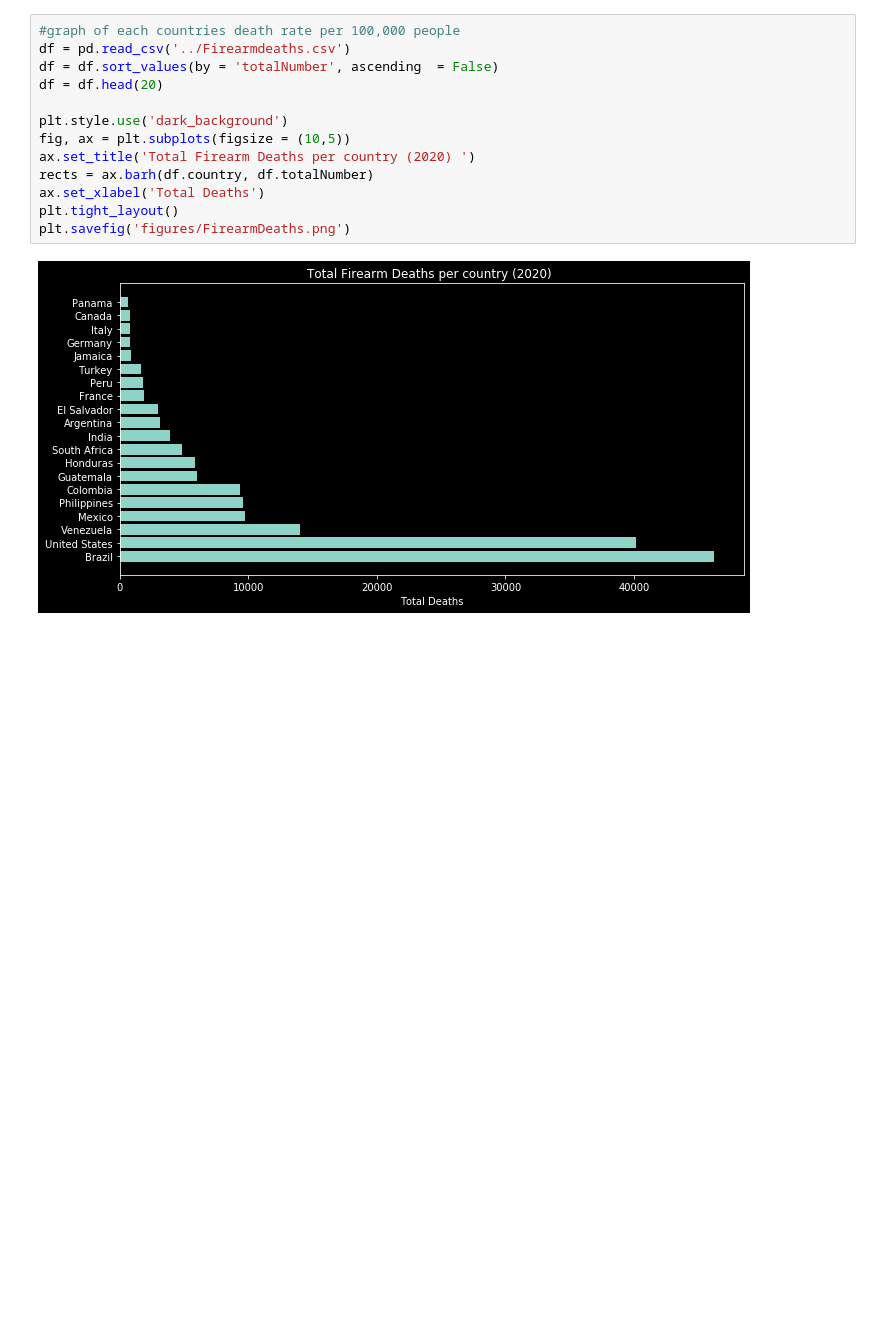
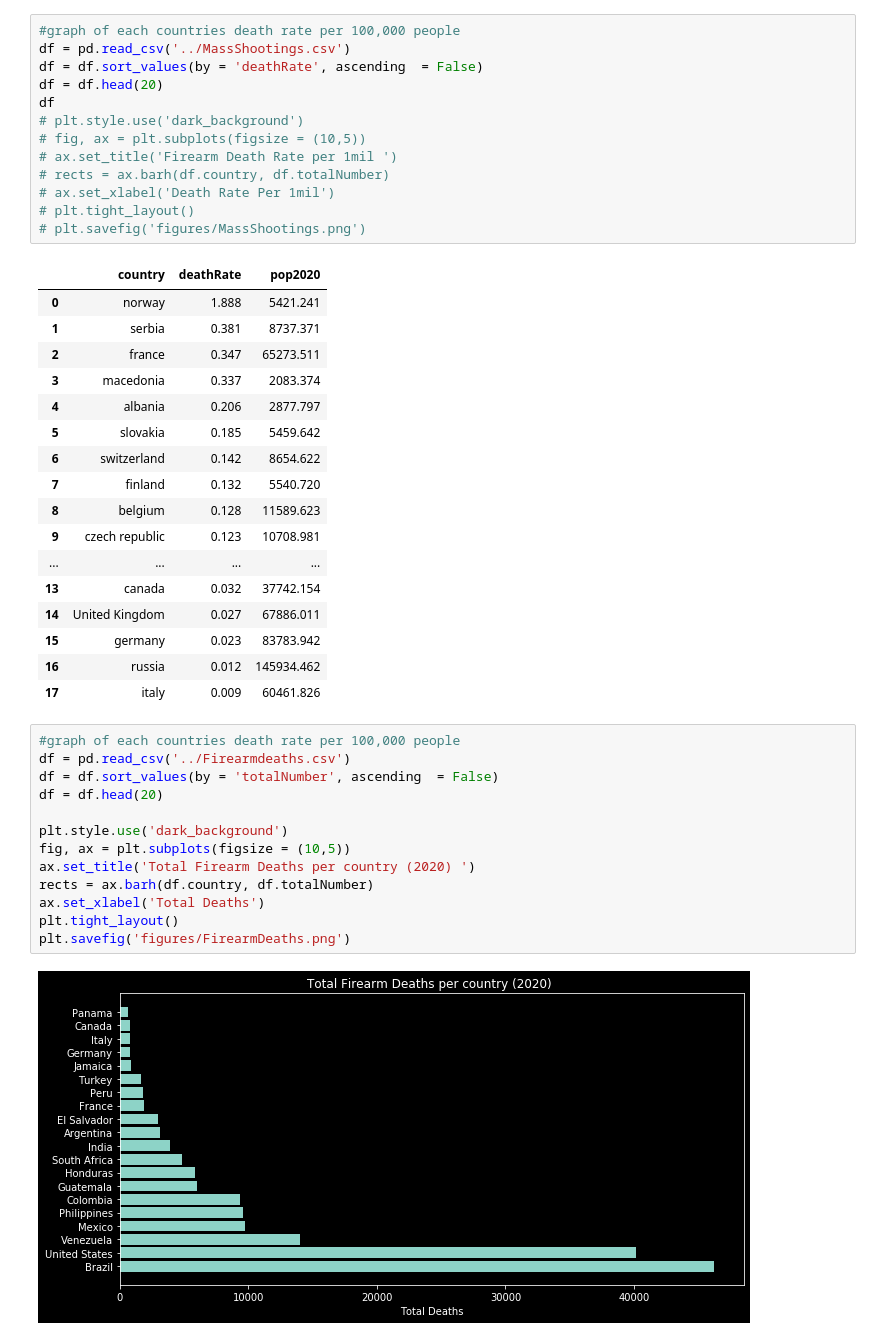
Before and after one commit to HeeebsInc/WeaponDetection, a Jupyter notebook: Other.ipynb, the cells around one changed output. Drawn from its saved outputs; the diff is of its cells as text; blank space fills up the shorter version.

```diff
--- a/Other.ipynb
+++ b/Other.ipynb
@@ -4,3 +307,34 @@ import matplotlib.pyplot as plt
+# %%
+#graph of each countries death rate per 100,000 people
+df = pd.read_csv('../MassShootings.csv')
+df = df.sort_values(by = 'deathRate', ascending  = False)
+df = df.head(20)
+df
+# plt.style.use('dark_background')
+# fig, ax = plt.subplots(figsize = (10,5))
+# ax.set_title('Firearm Death Rate per 1mil ')
+# rects = ax.barh(df.country, df.totalNumber)
+# ax.set_xlabel('Death Rate Per 1mil')
+# plt.tight_layout()
+# plt.savefig('figures/MassShootings.png')
+# %% [output]
+|  | country | deathRate | pop2020 |
+| 0 | norway | 1.888 | 5421.241 |
+| 1 | serbia | 0.381 | 8737.371 |
+| 2 | france | 0.347 | 65273.511 |
+| 3 | macedonia | 0.337 | 2083.374 |
+| 4 | albania | 0.206 | 2877.797 |
+| 5 | slovakia | 0.185 | 5459.642 |
+| 6 | switzerland | 0.142 | 8654.622 |
+| 7 | finland | 0.132 | 5540.720 |
+| 8 | belgium | 0.128 | 11589.623 |
+| 9 | czech republic | 0.123 | 10708.981 |
+| ... | ... | ... | ... |
+| 13 | canada | 0.032 | 37742.154 |
+| 14 | United Kingdom | 0.027 | 67886.011 |
+| 15 | germany | 0.023 | 83783.942 |
+| 16 | russia | 0.012 | 145934.462 |
+| 17 | italy | 0.009 | 60461.826 |
 # %%
 #graph of each countries death rate per 100,000 people
 df = pd.read_csv('../Firearmdeaths.csv')
```
Also changed, not shown: parts of 6 cells of this notebook, 8 other files.
